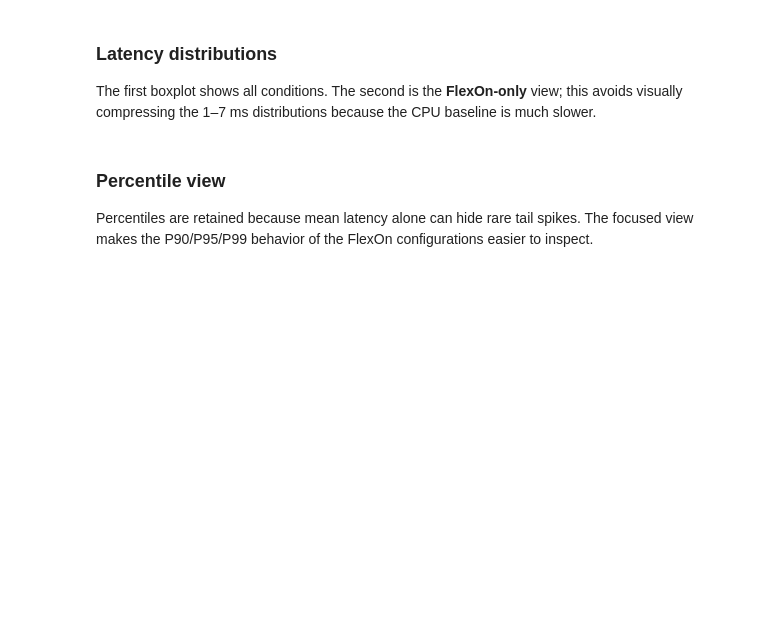
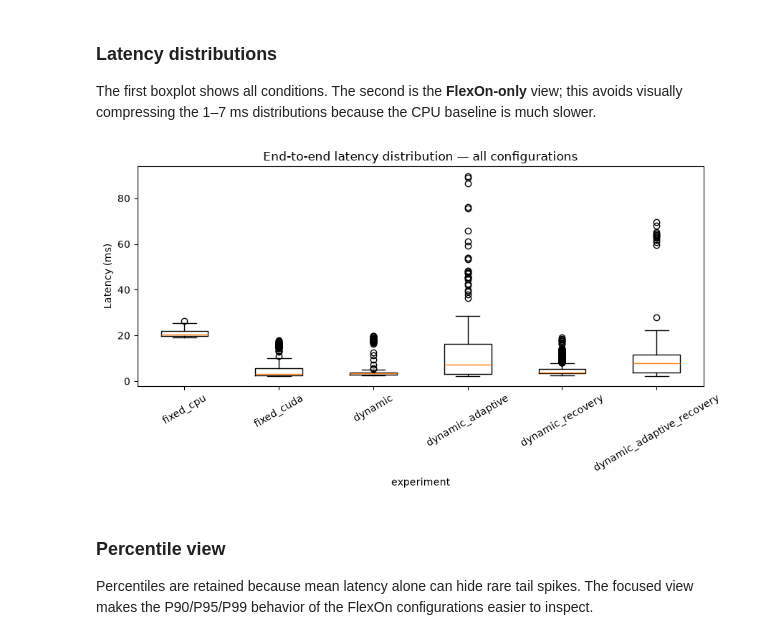
Before and after one commit to HaZaRdOuSDeVeLoPeR/FlexOn-Adaptive-OnDevice-ML-Inference-Framework, a Jupyter notebook: experiments.ipynb, the cells around one changed output. Drawn from its saved outputs; the diff is of its cells as text; code cells hidden in the pictures; blank space fills up the shorter version.

```diff
--- a/experiments.ipynb
+++ b/experiments.ipynb
@@ -289,11 +391,13 @@ The first boxplot shows all conditions. The second is the **FlexOn-only** view;
 # %%
 samples = latency_samples_dataframe(records)
 fig = plot_latency_distribution(
     samples,
     exclude_groups=[],
     title="End-to-end latency distribution — all configurations",
 )
-fig.show()
+display(fig)
+# %% [output]
+[figure, added]
 # %% [markdown]
 ### Percentile view
 
```
Also changed, not shown: parts of 14 cells of this notebook, 24 other files.
